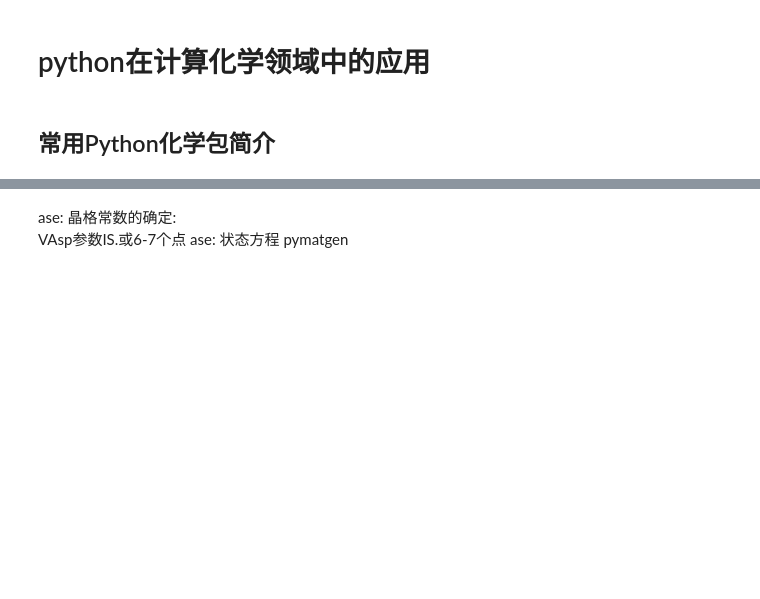
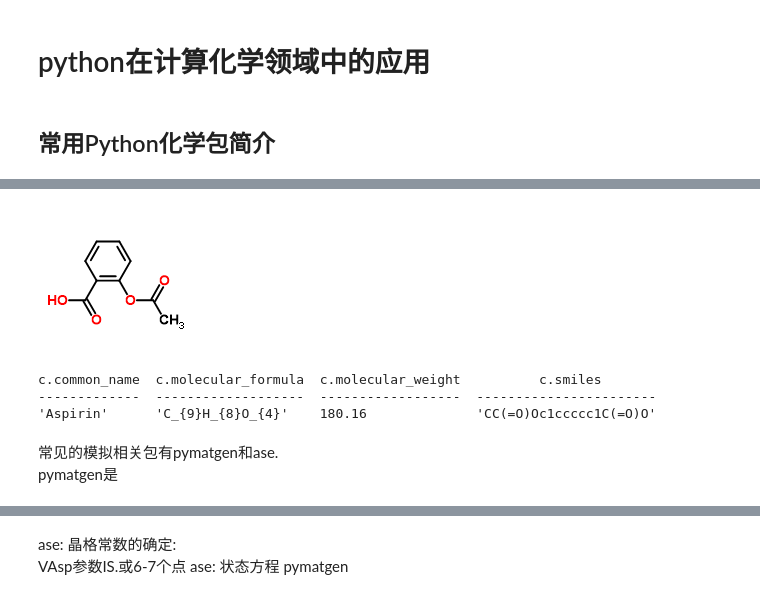
Before and after one commit to tingfengliu/ldr, a Jupyter notebook: Doing/lunwen.ipynb, the cells around one changed output, grey strips where cells are left out. Cells and saved outputs as stored; diff of their text form; code cells hidden in the pictures; blank space fills up the shorter version.

Commit message:
>>pymatgen

```diff
--- a/Doing/lunwen.ipynb
+++ b/Doing/lunwen.ipynb
@@ -160 +175,18 @@ import ase
+# %%
+from chemspipy import ChemSpider
+cs = ChemSpider('FF37OwRwIAJYux1vZicusKGG4iGnV9xw')
+# %%
+c = cs.get_compound(2157)
+c
+# %% [output]
+[figure, added]
+# %%
+%C c.common_name; c.molecular_formula; c.molecular_weight; c.smiles
+# %% [output]
+c.common_name  c.molecular_formula  c.molecular_weight          c.smiles
+-------------  -------------------  ------------------  -----------------------
+'Aspirin'      'C_{9}H_{8}O_{4}'    180.16              'CC(=O)Oc1ccccc1C(=O)O'
+# %% [markdown]
+常见的模拟相关包有pymatgen和ase.
+pymatgen是
 # %%
```
Also changed, not shown: parts of 25 cells of this notebook, 2 other files.
